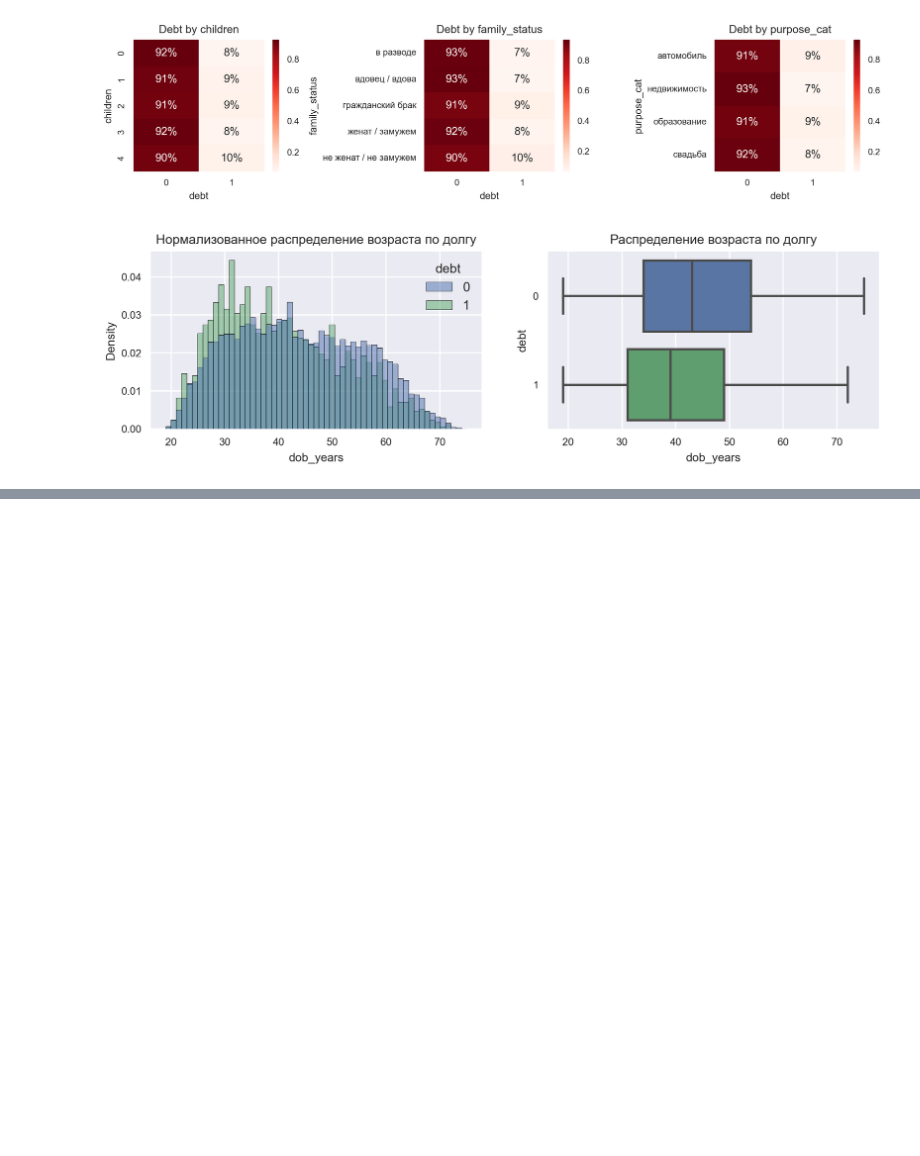
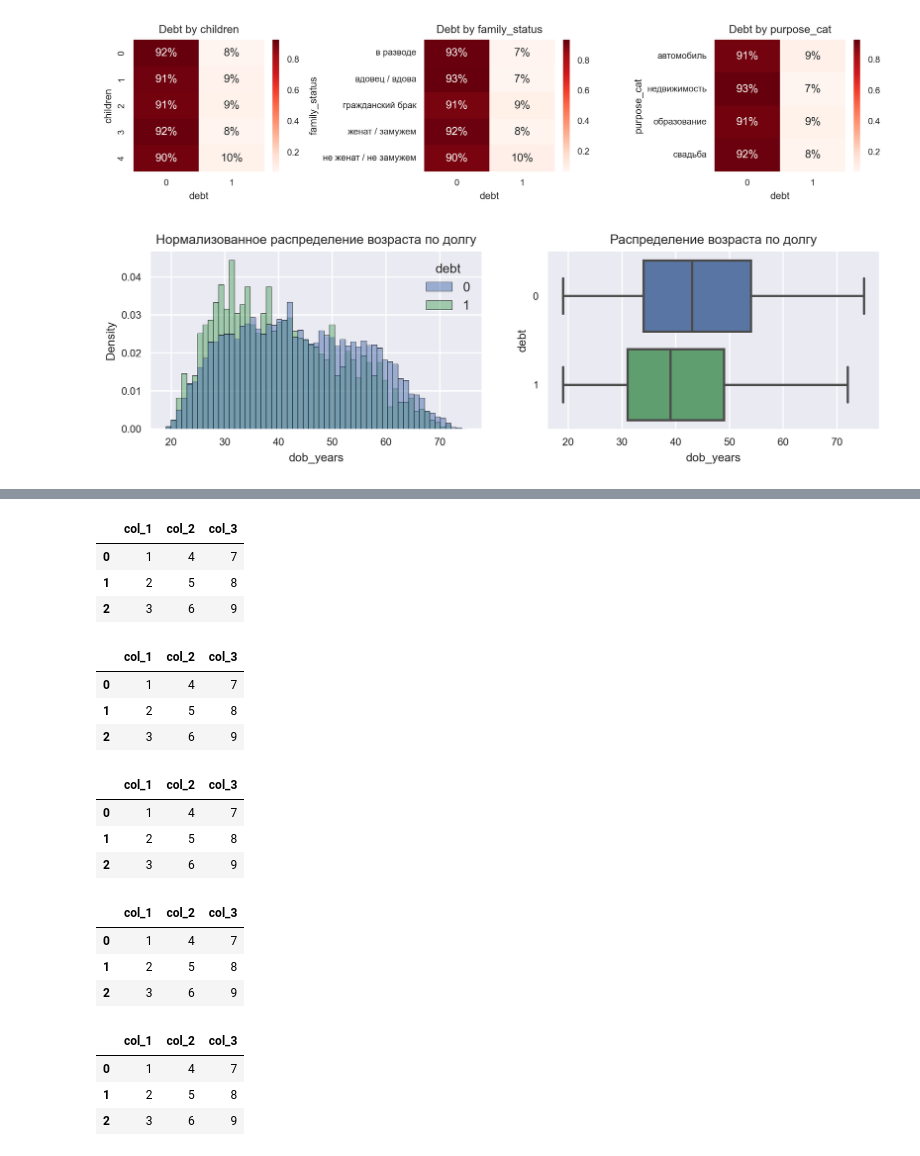
Before and after one commit to anigmatyanov/bank_project, a Jupyter notebook: bank_project.ipynb, the cells around one changed output, grey strips where cells are left out. Saved outputs shown, nothing was run; the diff lists cells and outputs as text; code cells hidden in the pictures; blank space fills up the shorter version.

```diff
--- a/bank_project.ipynb
+++ b/bank_project.ipynb
@@ -533,0 +545,15 @@ plt.show()
+# %%
+data.style.applymap(lambda x: 'background-color: red;' if x % 2 == 0 else None)\
+          .applymap(lambda x: 'color: white;' if x % 2 == 0 else None)
+# %% [output]
+|  | col_1 | col_2 | col_3 |
+| 0 | 1 | 4 | 7 |
+| 1 | 2 | 5 | 8 |
+| 2 | 3 | 6 | 9 |
+# %%
+data
+# %% [output]
+|  | col_1 | col_2 | col_3 |
+| 0 | 1 | 4 | 7 |
+| 1 | 2 | 5 | 8 |
+| 2 | 3 | 6 | 9 |
@@ -533,0 +570,21 @@ plt.show()
+# %%
+data.style.set_table_styles([row_hover, cell_hover])
+# %% [output]
+|  | col_1 | col_2 | col_3 |
+| 0 | 1 | 4 | 7 |
+| 1 | 2 | 5 | 8 |
+| 2 | 3 | 6 | 9 |
+# %%
+data
+# %% [output]
+|  | col_1 | col_2 | col_3 |
+| 0 | 1 | 4 | 7 |
+| 1 | 2 | 5 | 8 |
+| 2 | 3 | 6 | 9 |
+# %%
+data.style
+# %% [output]
+|  | col_1 | col_2 | col_3 |
+| 0 | 1 | 4 | 7 |
+| 1 | 2 | 5 | 8 |
+| 2 | 3 | 6 | 9 |
```
Also changed, not shown: parts of 5 cells of this notebook, 1 other file.
